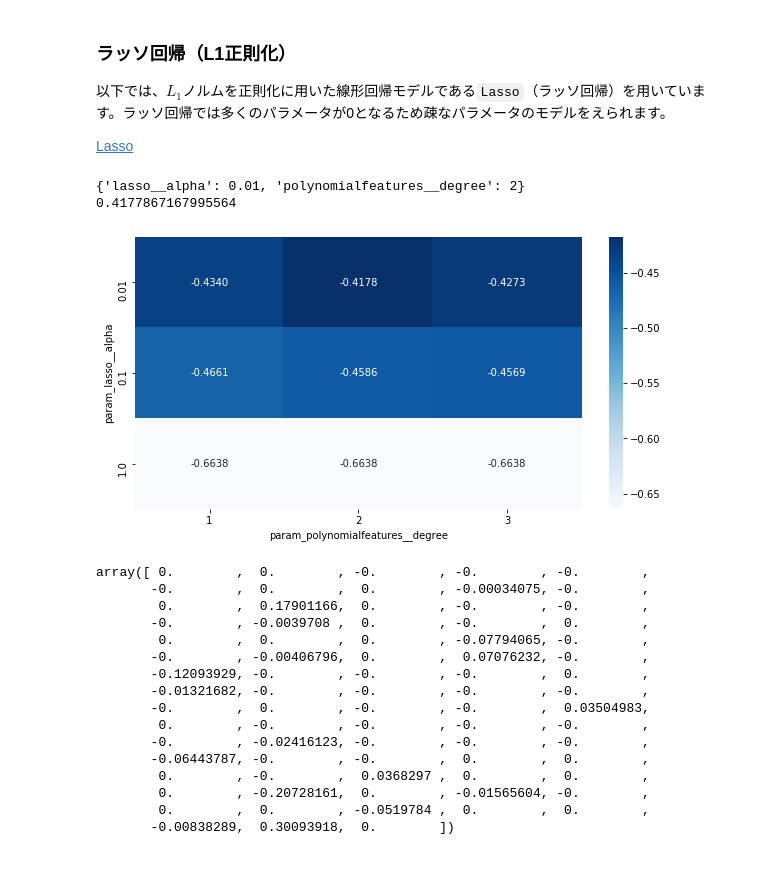
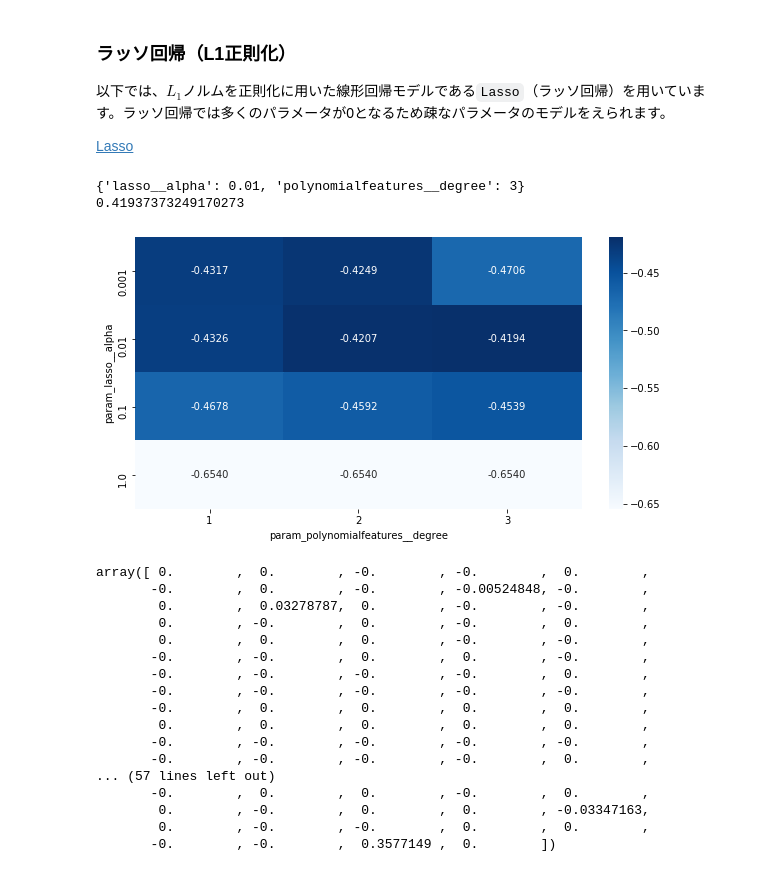
Before and after one commit to UTDataMining/2020S, a Jupyter notebook: week10/practical_ds.ipynb, the cells around one changed output. Drawn from its saved outputs; the diff is of its cells as text; code cells hidden in the pictures.

```diff
--- a/week10/practical_ds.ipynb
+++ b/week10/practical_ds.ipynb
@@ -259,4 +259,10 @@ plt.legend();
 `validation_curve`は`param_name`引数で指定されたハイパーパラメータ（ここでは多項式の次数）について`param_range`引数で指定した値ごとに交差検証（`cv`引数でfold数を指定）によりモデルの評価を行い、各交差検証の訓練データと検証データの予測精度（`scoring`引数で指標を指定）を返します。
 
 [validation_curve](https://scikit-learn.org/stable/modules/generated/sklearn.model_selection.validation_curve.html)
+# %%
+X=wine.drop("quality", axis=1).values
+y=wine[['quality']].values
+
+# 訓練データとテストデータに分割
+X_train, X_test, y_train, y_test = train_test_split(X, y, test_size=0.2, random_state=0, stratify=y)
 # %%
@@ -360,9 +357,6 @@ plt.legend();
 
 [GridSearchCV](https://scikit-learn.org/stable/modules/generated/sklearn.model_selection.GridSearchCV.html)
 # %%
-X=wine.drop("quality", axis=1).values
-y=wine[['quality']].values
-
 # グリッドサーチでのパラメータのラベル
 degree="param_polynomialfeatures__degree"
 alpha='param_ridge__alpha'
@@ -374,8 +368,8 @@ pipe = make_pipeline(PolynomialFeatures(), StandardScaler(), Ridge())
 param_grid = {'polynomialfeatures__degree': [1, 2, 3], 'ridge__alpha': [0.001, 0.01, 0.1, 1, 10, 100, 1000]}
 
 # グリッドサーチ
-grid = GridSearchCV(pipe, param_grid=param_grid, scoring="neg_mean_squared_error", cv=10, return_train_score=True, iid=False)
-grid.fit(X, y)
+grid = GridSearchCV(pipe, param_grid=param_grid, scoring="neg_mean_squared_error", cv=5, return_train_score=True, iid=False)
+grid.fit(X_train, y_train)
 print(grid.best_params_)
 print(-grid.best_score_)
 
@@ -425,0 +419,9 @@ for n in degree:
+# %%
+model = make_pipeline(PolynomialFeatures(degree=2), StandardScaler(), Ridge(alpha=100))
+model.fit(X_train, y_train)
+
+train_mse=mean_squared_error(y_train,model.predict(X_train))
+print('訓練データ誤差', train_mse)
+
+test_mse=mean_squared_error(y_test,model.predict(X_test))
+print('テストデータ誤差', test_mse)
@@ -429,51 +434,49 @@ for n in degree:
 
 [Lasso](https://scikit-learn.org/stable/modules/generated/sklearn.linear_model.Lasso.html)
 # %%
-X=wine.drop("quality", axis=1).values
-y=wine[['quality']].values
-
 # グリッドサーチでのパラメータのラベル
 degree="param_polynomialfeatures__degree"
 alpha='param_lasso__alpha'
 
 # 標準化と多項式特徴量とラッソ回帰モデルのパイプライン
 pipe = make_pipeline(PolynomialFeatures(), StandardScaler(), Lasso(max_iter=50000))
 
 # ハイパーパラメータ（多項式の次数と正則化項の係数）
-param_grid = {'polynomialfeatures__degree': [1, 2, 3], 'lasso__alpha': [0.01, 0.1, 1]}
+param_grid = {'polynomialfeatures__degree': [1, 2, 3], 'lasso__alpha': [0.001, 0.01, 0.1, 1]}
 
 # グリッドサーチ
-grid = GridSearchCV(pipe, param_grid=param_grid, scoring="neg_mean_squared_error", cv=10, return_train_score=True, iid=False)
-grid.fit(X, y)
+grid = GridSearchCV(pipe, param_grid=param_grid, scoring="neg_mean_squared_error", cv=5, return_train_score=True, iid=False)
+grid.fit(X_train, y_train)
 print(grid.best_params_)
 print(-grid.best_score_)
 
 # 可視化
 results=pd.DataFrame(grid.cv_results_)
 data=results[[degree, alpha, 'mean_test_score' ]].pivot(index=alpha, columns=degree, values='mean_test_score' )
 plt.figure(figsize=(10,5))
 sns.heatmap(data, annot=True, fmt='.4f',  cmap="Blues");
 # %% [output]
-{'lasso__alpha': 0.01, 'polynomialfeatures__degree': 2}
-0.4177867167995564
+{'lasso__alpha': 0.01, 'polynomialfeatures__degree': 3}
+0.41937373249170273
-[figure, old version]
+[figure, new version]
 # %%
 # パラメータ
 grid.best_estimator_.named_steps['lasso'].coef_
 # %% [output]
-array([ 0.        ,  0.        , -0.        , -0.        , -0.        ,
-       -0.        ,  0.        ,  0.        , -0.00034075, -0.        ,
-        0.        ,  0.17901166,  0.        , -0.        , -0.        ,
-       -0.        , -0.0039708 ,  0.        , -0.        ,  0.        ,
-        0.        ,  0.        ,  0.        , -0.07794065, -0.        ,
-       -0.        , -0.00406796,  0.        ,  0.07076232, -0.        ,
-       -0.12093929, -0.        , -0.        , -0.        ,  0.        ,
-       -0.01321682, -0.        , -0.        , -0.        , -0.        ,
-       -0.        ,  0.        , -0.        , -0.        ,  0.03504983,
-        0.        , -0.        , -0.        , -0.        , -0.        ,
-       -0.        , -0.02416123, -0.        , -0.        , -0.        ,
-       -0.06443787, -0.        , -0.        ,  0.        ,  0.        ,
-        0.        , -0.        ,  0.0368297 ,  0.        ,  0.        ,
-        0.        , -0.20728161,  0.        , -0.01565604, -0.        ,
-        0.        ,  0.        , -0.0519784 ,  0.        ,  0.        ,
-       -0.00838289,  0.30093918,  0.        ])
+array([ 0.        ,  0.        , -0.        , -0.        ,  0.        ,
+       -0.        ,  0.        , -0.        , -0.00524848, -0.        ,
+        0.        ,  0.03278787,  0.        , -0.        , -0.        ,
+        0.        , -0.        ,  0.        , -0.        ,  0.        ,
+        0.        ,  0.        ,  0.        , -0.        , -0.        ,
+       -0.        , -0.        ,  0.        ,  0.        , -0.        ,
+       -0.        , -0.        , -0.        , -0.        ,  0.        ,
+       -0.        , -0.        , -0.        , -0.        , -0.        ,
+       -0.        ,  0.        ,  0.        ,  0.        ,  0.        ,
+        0.        ,  0.        ,  0.        ,  0.        ,  0.        ,
+       -0.        , -0.        , -0.        , -0.        , -0.        ,
+       -0.        , -0.        , -0.        , -0.        ,  0.        ,
+... (57 lines left out)
+       -0.        ,  0.        ,  0.        , -0.        ,  0.        ,
+        0.        , -0.        ,  0.        ,  0.        , -0.03347163,
+        0.        , -0.        , -0.        ,  0.        ,  0.        ,
+       -0.        , -0.        ,  0.3577149 ,  0.        ])
```
Also changed, not shown: parts of 12 cells of this notebook.
